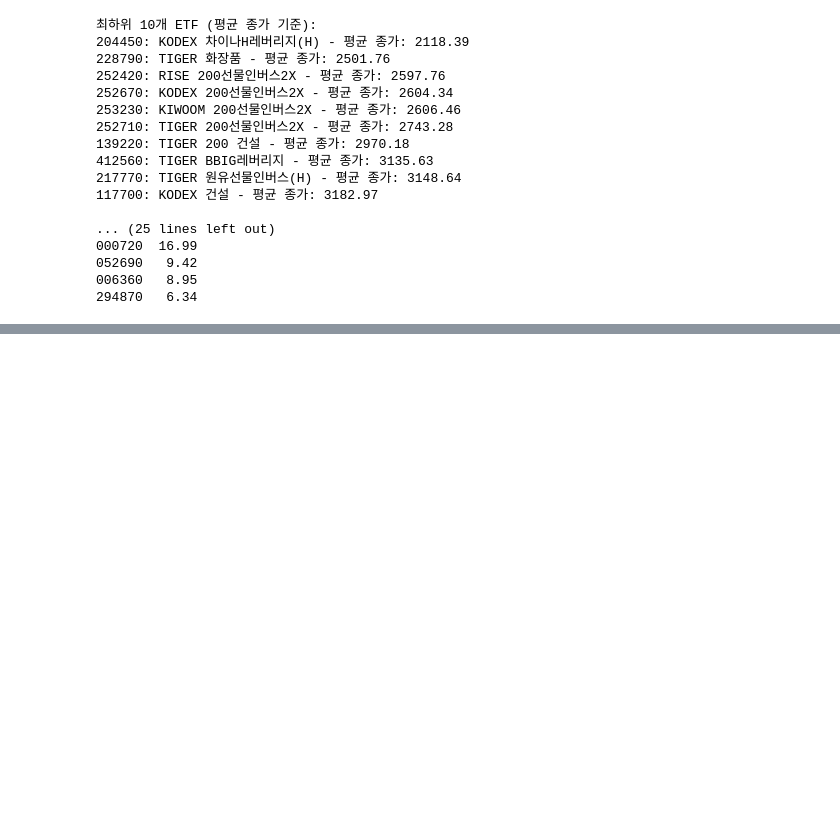
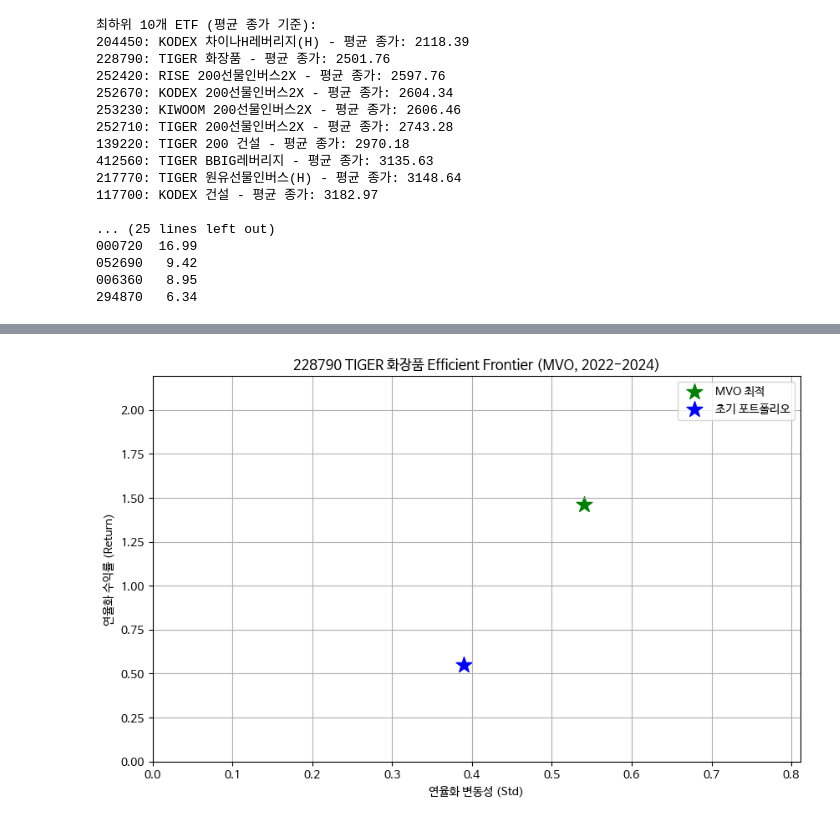
Before and after one commit to jihun-shim/study_pandas, a Jupyter notebook: project/01.project.ipynb, the cells around one changed output, grey strips where cells are left out. Saved outputs shown, nothing was run; the diff lists cells and outputs as text; code cells hidden in the pictures; blank space fills up the shorter version.

```diff
--- a/project/01.project.ipynb
+++ b/project/01.project.ipynb
@@ -220,0 +228,86 @@ plt.show()
+# %%
+# 설정
+etf_ticker = "228790"  # TIGER 화장품
+risk_free_rate = 0.02  # 무위험 수익률
+date = "20241010"  # 포트폴리오 데이터 기준 날짜
+
+# 1. ETF 구성 종목과 비중 가져오기
+portfolio = stock.get_etf_portfolio_deposit_file(etf_ticker, date)
+valid_portfolio = portfolio[portfolio.index.str.match(r"^\d{6}$") & (portfolio["비중"] > 0)].copy()
+initial_tickers = valid_portfolio.index.tolist()
+initial_weights = valid_portfolio["비중"].values / 100
+
+# 2. 종가 데이터 가져오기
+price_data = {}
+for ticker in initial_tickers:
+    try:
+        df = stock.get_market_ohlcv_by_date(start_date, end_date, ticker)
+        if not df.empty and "종가" in df.columns:
+            price_data[ticker] = df["종가"]
+    except Exception as e:
+        print(f"Error fetching data for {ticker}: {e}")
+
+prices = pd.DataFrame(price_data).dropna()
+tickers = prices.columns.tolist()
+valid_indices = [initial_tickers.index(ticker) for ticker in tickers if ticker in initial_tickers]
+initial_weights = initial_weights[valid_indices]
+initial_weights /= initial_weights.sum()
+
+# 3. 일별 수익률 계산
+returns = prices.pct_change().dropna()
+
+# 4. 포트폴리오 성과 계산 함수
+def portfolio_performance(weights, returns, risk_free_rate):
+    portfolio_returns = returns.dot(weights)
+    mean_return = portfolio_returns.mean() * 252
+    portfolio_std = portfolio_returns.std() * np.sqrt(252)
+    sharpe_ratio = (mean_return - risk_free_rate) / portfolio_std
+    return mean_return, portfolio_std, sharpe_ratio, portfolio_returns
+
+# 5. MVO (샤프 비율 최대화)
+def neg_sharpe_ratio(weights, returns, risk_free_rate):
+    mean_return, std, _, _ = portfolio_performance(weights, returns, risk_free_rate)
+    return -(mean_return - risk_free_rate) / std  # 음수로 변환해 최소화
+
+constraints = ({'type': 'eq', 'fun': lambda w: np.sum(w) - 1})
+bounds = tuple((0, 0.3) for _ in range(len(tickers)))  # 상한 30%로 조정
+result = minimize(neg_sharpe_ratio, initial_weights, args=(returns, risk_free_rate),
+                  method='SLSQP', bounds=bounds, constraints=constraints)
+optimal_weights_mvo = result.x
+mvo_return, mvo_std, mvo_sharpe, mvo_returns = portfolio_performance(optimal_weights_mvo, returns, risk_free_rate)
+
+# 6. VaR 계산
+def calculate_var(portfolio_returns, confidence_level=0.95):
+    return np.percentile(portfolio_returns, (1 - confidence_level) * 100) * 252
+
+var_95_mvo = calculate_var(mvo_returns)
+
+# 7. 초기 포트폴리오 성과
+initial_return, initial_std, initial_sharpe, initial_returns = portfolio_performance(initial_weights, returns, risk_free_rate)
+var_95_initial = calculate_var(initial_returns)
+
+# 8. 결과 출력
+print(f"\n{etf_ticker} TIGER 화장품 - MVO 최적 비중:")
+for ticker, weight in zip(tickers, optimal_weights_mvo):
+    print(f"{ticker}: {weight:.4f} ({weight*100:.2f}%)")
+print(f"MVO 연율화 수익률: {mvo_return:.4f}, 변동성: {mvo_std:.4f}, 샤프: {mvo_sharpe:.4f}, 95% VaR: {var_95_mvo:.4f}")
+
+print(f"\n초기 포트폴리오 성과:")
+print(f"연율화 수익률: {initial_return:.4f}, 변동성: {initial_std:.4f}, 샤프: {initial_sharpe:.4f}, 95% VaR: {var_95_initial:.4f}")
+
+# 9. Efficient Frontier 시각화 (MVO만 포함)
+# Monte Carlo 없이 MVO 결과와 초기 포트폴리오만 표시
+plt.figure(figsize=(10, 6))
+# MVO와 초기 포트폴리오만 플롯
+plt.scatter(mvo_std, mvo_return, marker="*", color="g", s=200, label="MVO 최적")
+plt.scatter(initial_std, initial_return, marker="*", color="b", s=200, label="초기 포트폴리오")
+plt.title(f"{etf_ticker} TIGER 화장품 Efficient Frontier (MVO, 2022-2024)")
+plt.xlabel("연율화 변동성 (Std)")
+plt.ylabel("연율화 수익률 (Return)")
+plt.legend()
+plt.grid(True)
+# 축 범위는 데이터에 맞춤
+plt.xlim(0, max(mvo_std, initial_std) * 1.5)
+plt.ylim(0, max(mvo_return, initial_return) * 1.5)
+plt.show()
+# %% [output]
@@ -220,0 +331 @@ plt.show()
+[figure, added]
```
Also changed, not shown: parts of 12 cells of this notebook.
